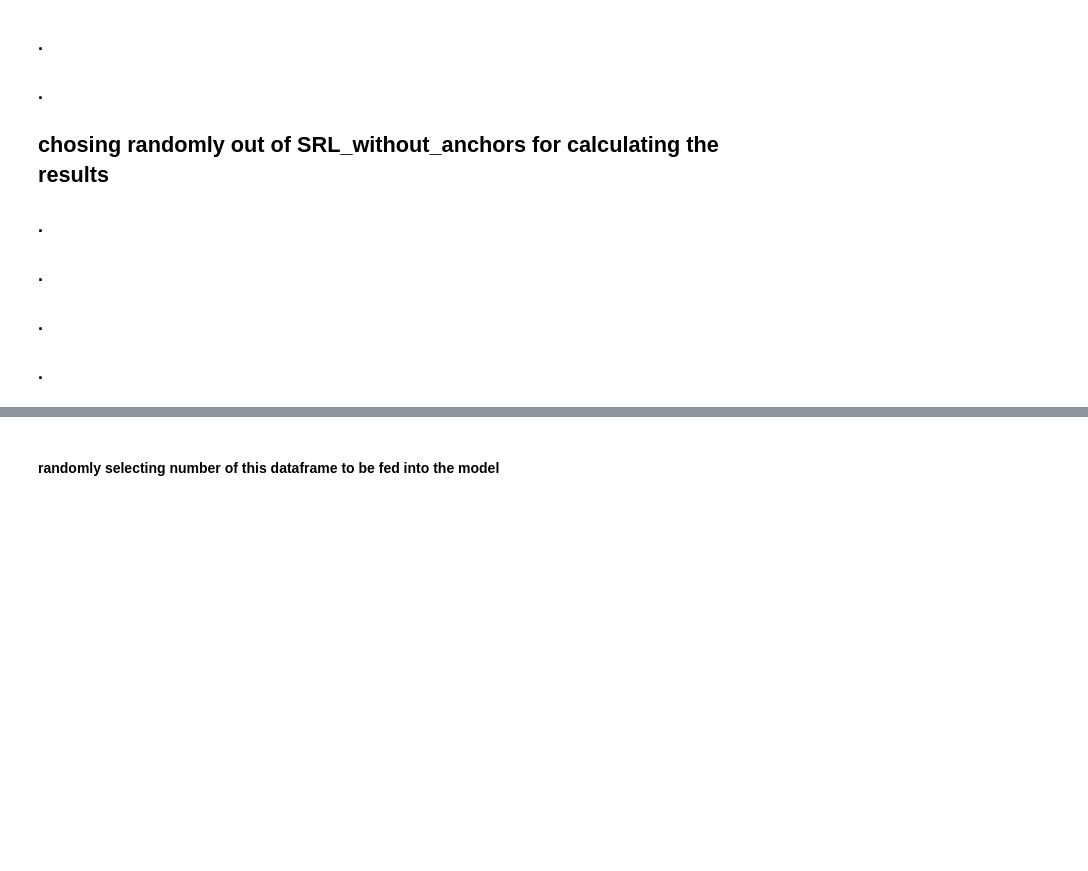
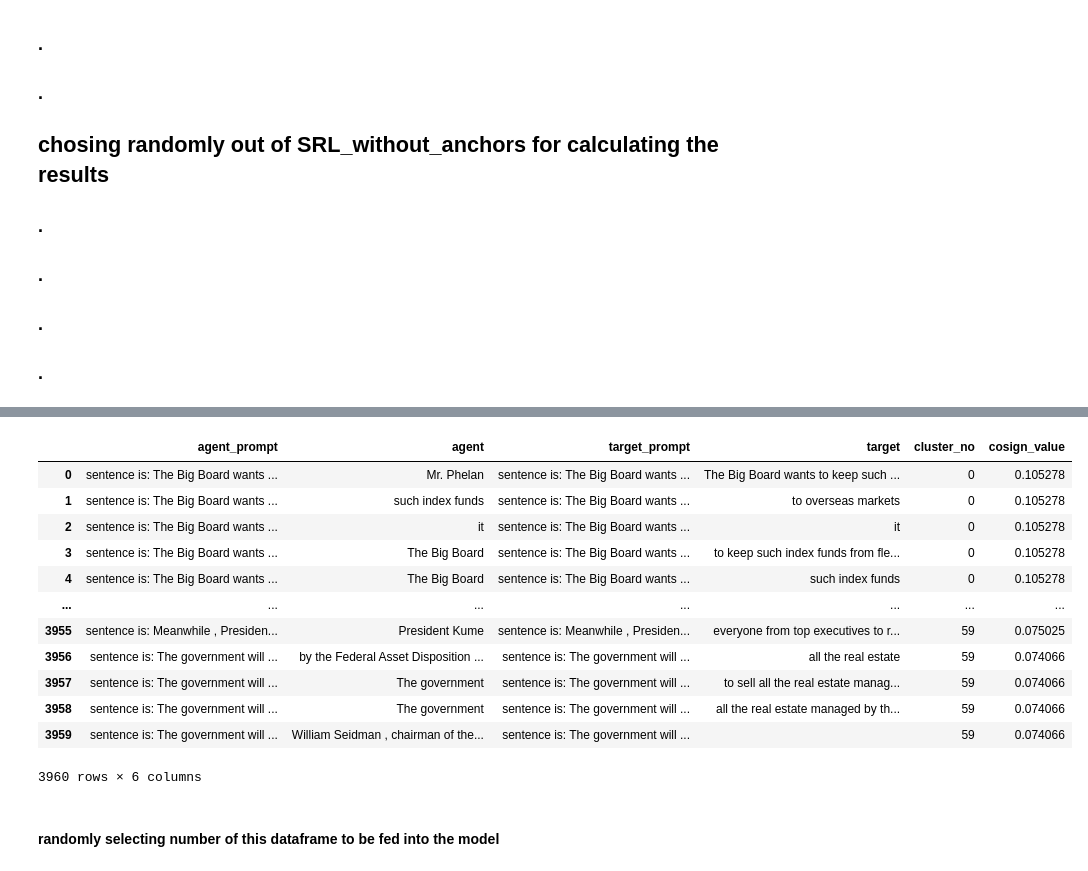
Before and after one commit to houman-nr/vigilant-umbrella, a Jupyter notebook: ORL_on_SRL_Cosign-Similarity.ipynb, the cells around one changed output, grey strips where cells are left out. Saved outputs shown, nothing was run; the diff lists cells and outputs as text; code cells hidden in the pictures; blank space fills up the shorter version.

```diff
--- a/ORL_on_SRL_Cosign-Similarity.ipynb
+++ b/ORL_on_SRL_Cosign-Similarity.ipynb
@@ -471,3 +485,79 @@ srl_df
+# %%
+# def random_sample_df(df, num_rows, SEED=None):
+#     # Check if num_rows is larger than the available number of rows in the DataFrame
+#     if num_rows > len(df):
+#         raise ValueError(f"Requested {num_rows} rows, but the DataFrame only contains {len(df)} rows.")
+
+#     # Sample the DataFrame and return the result
+#     sampled_df = df.sample(n=num_rows, random_state=SEED)
+#     return sampled_df
+
+# def random_sample_from_all_clusters(df, num_rows_per_cluster, cluster_column, SEED=None):
+#     # Check if the cluster_column exists in the DataFrame
+#     if cluster_column not in df.columns:
+#         raise ValueError(f"Column '{cluster_column}' not found in DataFrame.")
+
+#     # Create an empty list to hold the sampled data for each cluster
+#     sampled_dfs = []
+
+#     # Group the DataFrame by the cluster column
+#     grouped = df.groupby(cluster_column)
+
+#     # Iterate over each cluster and sample rows
+#     for cluster, group in grouped:
+#         # Check if the group has enough rows to sample
+#         if len(group) < num_rows_per_cluster:
+#             raise ValueError(f"Cluster '{cluster}' has only {len(group)} rows, but {num_rows_per_cluster} were requested.")
+
+#         # Sample the rows from the current cluster
+#         sampled_group = group.sample(n=num_rows_per_cluster, random_state=SEED)
+#         sampled_dfs.append(sampled_group)
+
+#     # Concatenate the sampled DataFrames for each cluster
+#     sampled_df = pd.concat(sampled_dfs).reset_index(drop=True)
+
+#     return sampled_df
+
+def sample_based_on_cosign_value(df, num_rows_per_cluster, cluster_column):
+
+    df.sort_values('cosign_value', ascending=False, inplace=True)
+    if cluster_column not in df.columns:
+        raise ValueError(f"Column '{cluster_column}' not found in DataFrame.")
+
+    # Create an empty list to hold the sampled data for each cluster
+    sampled_dfs = []
+
+    # Group the DataFrame by the cluster column
+    grouped = df.groupby(cluster_column)
+
+    # Iterate over each cluster and then chose the top 'num_rows_per_cluster'
+    for cluster, group in grouped:
+        #
+        if len(group) < num_rows_per_cluster:
+            raise ValueError(f"Cluster '{cluster}' has only {len(group)} rows, but {num_rows_per_cluster} were requested.")
+
+        sampled_group = group[:num_rows_per_cluster]
+        sampled_dfs.append(sampled_group)
+
+    sampled_df = pd.concat(sampled_dfs).reset_index(drop=True)
+    return sampled_df
+
+srl_train_nk = sample_based_on_cosign_value(srl_df, 66, 'cluster_no')
+srl_train_nk
+# %% [output]
+|  | agent_prompt | agent | target_prompt | target | cluster_no | cosign_value |
+| 0 | sentence is: The Big Board wants ... | Mr. Phelan | sentence is: The Big Board wants ... | The Big Board wants to keep such ... | 0 | 0.105278 |
+| 1 | sentence is: The Big Board wants ... | such index funds | sentence is: The Big Board wants ... | to overseas markets | 0 | 0.105278 |
+| 2 | sentence is: The Big Board wants ... | it | sentence is: The Big Board wants ... | it | 0 | 0.105278 |
+| 3 | sentence is: The Big Board wants ... | The Big Board | sentence is: The Big Board wants ... | to keep such index funds from fle... | 0 | 0.105278 |
+| 4 | sentence is: The Big Board wants ... | The Big Board | sentence is: The Big Board wants ... | such index funds | 0 | 0.105278 |
+| ... | ... | ... | ... | ... | ... | ... |
+| 3955 | sentence is: Meanwhile , Presiden... | President Kume | sentence is: Meanwhile , Presiden... | everyone from top executives to r... | 59 | 0.075025 |
+| 3956 | sentence is: The government will ... | by the Federal Asset Disposition ... | sentence is: The government will ... | all the real estate | 59 | 0.074066 |
+| 3957 | sentence is: The government will ... | The government | sentence is: The government will ... | to sell all the real estate manag... | 59 | 0.074066 |
+| 3958 | sentence is: The government will ... | The government | sentence is: The government will ... | all the real estate managed by th... | 59 | 0.074066 |
+| 3959 | sentence is: The government will ... | William Seidman , chairman of the... | sentence is: The government will ... |  | 59 | 0.074066 |
+3960 rows × 6 columns
 # %% [markdown]
 #### randomly selecting number of this dataframe to be fed into the model
 # %%
```
Also changed, not shown: parts of 8 cells of this notebook.
